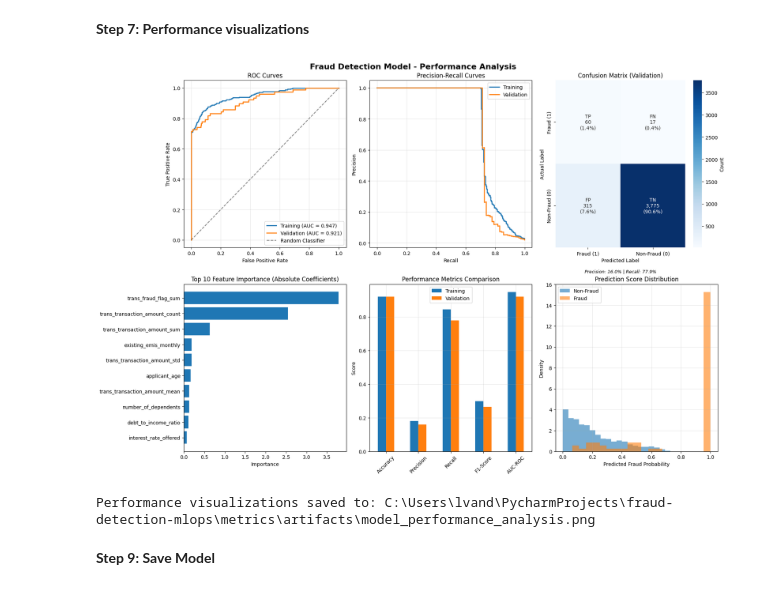
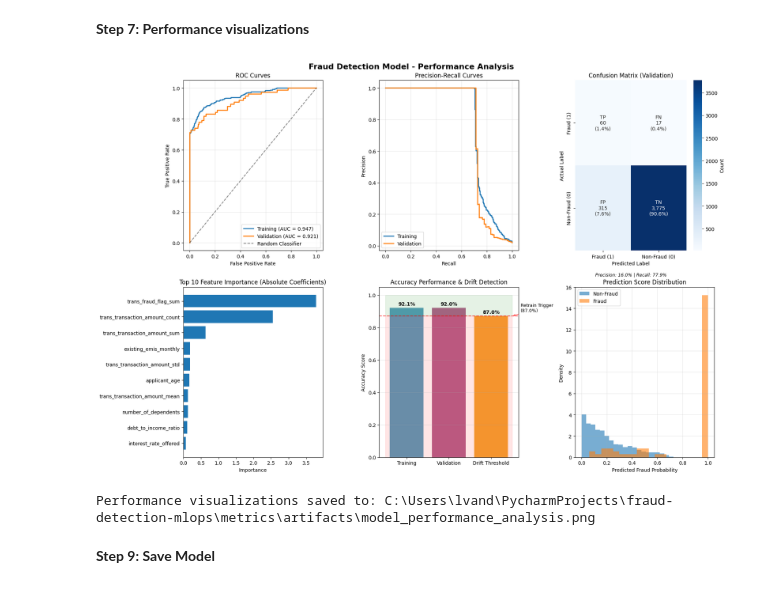
Before and after one commit to Lady-Pi/FraudDetection, a Jupyter notebook: notebooks/03_model_train_eval.ipynb, the cells around one changed output. Saved outputs shown, nothing was run; the diff lists cells and outputs as text; code cells hidden in the pictures.

```diff
--- a/notebooks/03_model_train_eval.ipynb
+++ b/notebooks/03_model_train_eval.ipynb
@@ -485,7 +485,7 @@ cm_labels = np.array([
      f'TN\n{cm_val[0,0]:,}\n({cm_val[0,0]/len(y_val)*100:.1f}%)']
 ])
 
-# Create the heatmap with reordered matrix
+# Create the heatmap withc confusion matrix
 sns.heatmap(cm_reordered, annot=cm_labels, fmt='', ax=ax3, cmap='Blues',
            cbar_kws={'label': 'Count'})
 ax3.set_title('Confusion Matrix (Validation)')
@@ -510,47 +510,71 @@ importance_df = pd.DataFrame({
 }).sort_values('importance', ascending=True).tail(10)
 
 ax4.barh(importance_df['feature'], importance_df['importance'])
 ax4.set_title('Top 10 Feature Importance (Absolute Coefficients)')
 ax4.set_xlabel('Importance')
 
-# 5. Metrics Comparison
+# 5. Accuracy Performance with Drift Threshold
 ax5 = axes[1, 1]
-metrics_comparison = pd.DataFrame({
-    'Training': [train_metrics['train_accuracy'], train_metrics['train_precision'],
-                train_metrics['train_recall'], train_metrics['train_f1'], train_metrics['train_auc']],
-    'Validation': [val_metrics['val_accuracy'], val_metrics['val_precision'],
-                  val_metrics['val_recall'], val_metrics['val_f1'], val_metrics['val_auc']]
-}, index=['Accuracy', 'Precision', 'Recall', 'F1-Score', 'AUC-ROC'])
 
-metrics_comparison.plot(kind='bar', ax=ax5)
-ax5.set_title('Performance Metrics Comparison')
-ax5.set_ylabel('Score')
-ax5.set_xticklabels(ax5.get_xticklabels(), rotation=45)
-ax5.legend()
-ax5.grid(True, alpha=0.3)
+# Define accuracy values and threshold
+train_acc = train_metrics['train_accuracy']
+val_acc = val_metrics['val_accuracy']
+drift_threshold = val_acc - 0.05  # 5% drop threshold
+
+# Create bar chart
+categories = ['Training', 'Validation', 'Drift Threshold']
+accuracies = [train_acc, val_acc, drift_threshold]
+colors = ['#2E86AB', '#A23B72', '#F18F01']
+
+bars = ax5.bar(categories, accuracies, color=colors, alpha=0.8)
+
+# Add percentage labels on bars
+for bar, acc in zip(bars, accuracies):
+    height = bar.get_height()
+    ax5.text(bar.get_x() + bar.get_width()/2., height + 0.01,
+             f'{acc:.1%}', ha='center', va='bottom', fontweight='bold')
+
+# Add horizontal line at drift threshold
+ax5.axhline(y=drift_threshold, color='red', linestyle='--', alpha=0.7)
+
+# Styling
+ax5.set_title('Accuracy Performance & Drift Detection')
+ax5.set_ylabel('Accuracy Score')
+ax5.set_ylim(0, 1.05)
+ax5.grid(True, alpha=0.3, axis='y')
+
+# Add zone indicators with reduced alpha
+ax5.fill_between([-0.5, 2.5], drift_threshold, 1.0, alpha=0.1, color='green')
+ax5.fill_between([-0.5, 2.5], 0, drift_threshold, alpha=0.1, color='red')
+
+# Add threshold annotation
+ax5.annotate(f'Retrain Trigger\n({drift_threshold:.1%})',
+             xy=(2.5, drift_threshold), xytext=(2.7, drift_threshold + 0.05),
+             ha='left', va='center', fontsize=9,
+             arrowprops=dict(arrowstyle='->', color='red', alpha=0.7))
 
 # 6. Prediction Score Distribution
 ax6 = axes[1, 2]
 ax6.hist(y_val_proba[y_val == 0], bins=20, alpha=0.6, label='Non-Fraud', density=True)
 ax6.hist(y_val_proba[y_val == 1], bins=20, alpha=0.6, label='Fraud', density=True)
 ax6.set_xlabel('Predicted Fraud Probability')
 ax6.set_ylabel('Density')
 ax6.set_title('Prediction Score Distribution')
 ax6.legend()
 ax6.grid(True, alpha=0.3)
 
 plt.tight_layout()
 
 # Save the plot
 plot_path = ARTIFACTS_DIR / 'model_performance_analysis.png'
 plt.savefig(plot_path, dpi=300, bbox_inches='tight')
 mlflow.log_artifact(str(plot_path))
 
 plt.show()
 
 print(f"Performance visualizations saved to: {plot_path}")
 # %% [output]
-[figure, old version]
+[figure, new version]
 Performance visualizations saved to: C:\Users\lvand\PycharmProjects\fraud-detection-mlops\metrics\artifacts\model_performance_analysis.png
 # %% [markdown]
 **Step 9: Save Model**
```
Also changed, not shown: parts of 2 cells of this notebook, 3 other files.
